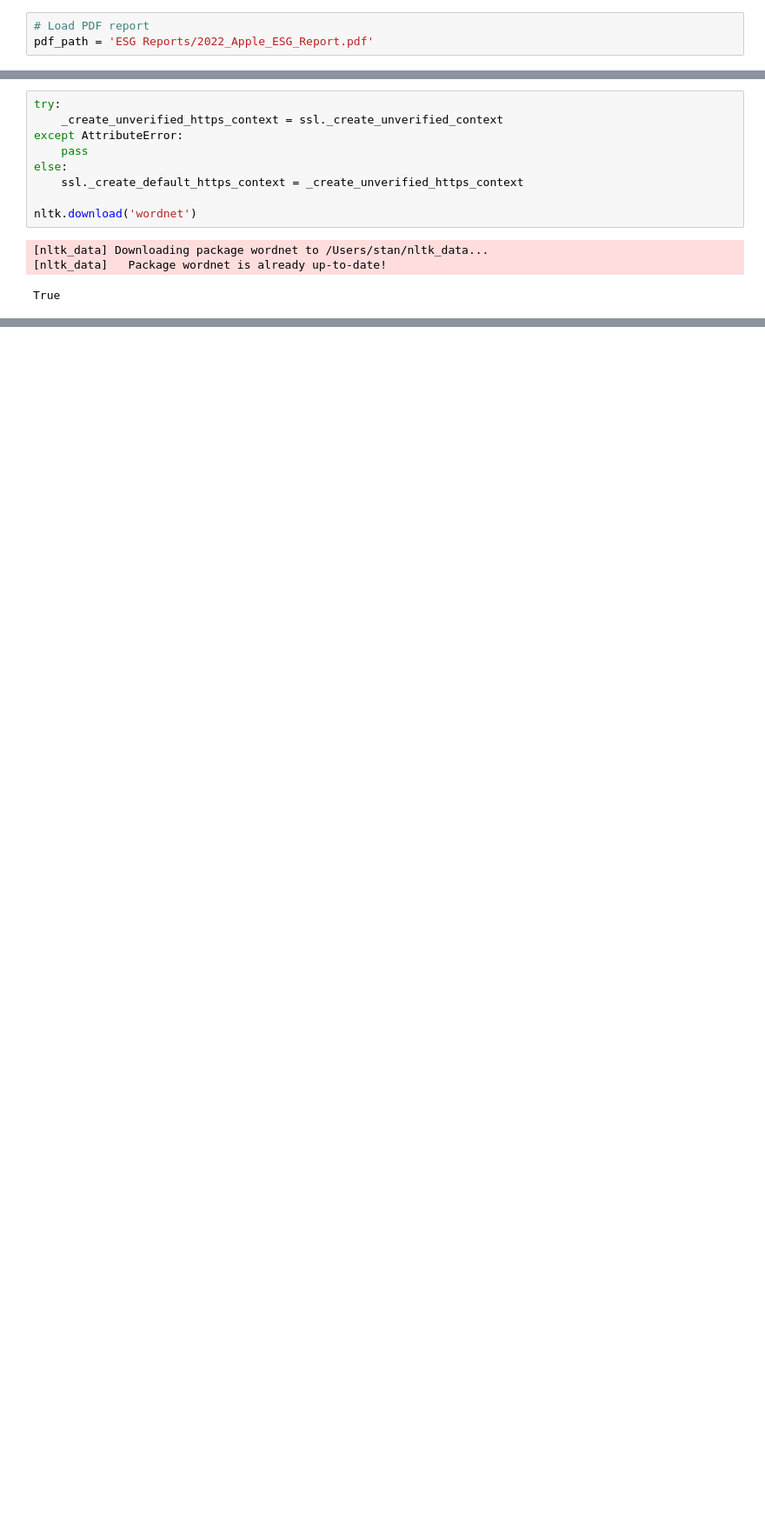
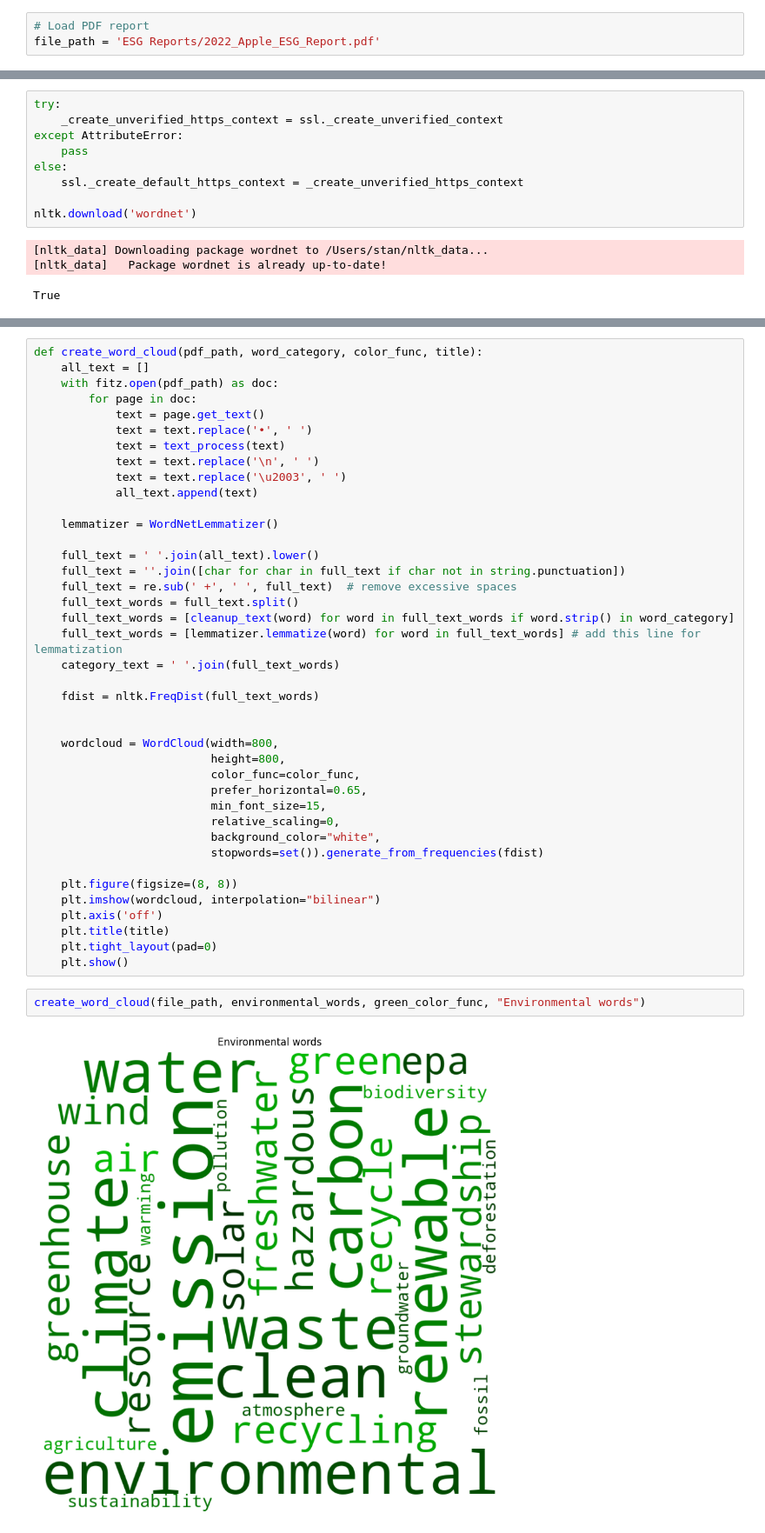
Before and after one commit to StanKarz/esg_demo_system, a Jupyter notebook: ESG_read_text.ipynb, the cells around one changed output, grey strips where cells are left out. Shown at 87% size. Drawn from its saved outputs; the diff is of its cells as text; blank space fills up the shorter version.

```diff
--- a/ESG_read_text.ipynb
+++ b/ESG_read_text.ipynb
@@ -13,6 +13,6 @@ from random import randint
 import matplotlib.colors as mcolors
 # %%
 # Load PDF report
-pdf_path = 'ESG Reports/2022_Apple_ESG_Report.pdf'
+file_path = 'ESG Reports/2022_Apple_ESG_Report.pdf'
 # %%
 # Define the words for each category
@@ -222,0 +207,44 @@ full_text
+# %%
+def create_word_cloud(pdf_path, word_category, color_func, title):
+    all_text = []
+    with fitz.open(pdf_path) as doc:
+        for page in doc:
+            text = page.get_text()
+            text = text.replace('•', ' ')
+            text = text_process(text)
+            text = text.replace('\n', ' ')
+            text = text.replace('\u2003', ' ')
+            all_text.append(text)
+
+    lemmatizer = WordNetLemmatizer()
+
+    full_text = ' '.join(all_text).lower()
+    full_text = ''.join([char for char in full_text if char not in string.punctuation])
+    full_text = re.sub(' +', ' ', full_text)  # remove excessive spaces
+    full_text_words = full_text.split()
+    full_text_words = [cleanup_text(word) for word in full_text_words if word.strip() in word_category]
+    full_text_words = [lemmatizer.lemmatize(word) for word in full_text_words] # add this line for lemmatization
+    category_text = ' '.join(full_text_words)
+
+    fdist = nltk.FreqDist(full_text_words)
+
+
+    wordcloud = WordCloud(width=800,
+                          height=800,
+                          color_func=color_func,
+                          prefer_horizontal=0.65,
+                          min_font_size=15,
+                          relative_scaling=0,
+                          background_color="white",
+                          stopwords=set()).generate_from_frequencies(fdist)
+
+    plt.figure(figsize=(8, 8))
+    plt.imshow(wordcloud, interpolation="bilinear")
+    plt.axis('off')
+    plt.title(title)
+    plt.tight_layout(pad=0)
+    plt.show()
+# %%
+create_word_cloud(file_path, environmental_words, green_color_func, "Environmental words")
+# %% [output]
+[figure, added]
```
Also changed, not shown: parts of 11 cells of this notebook, 2 other files.
